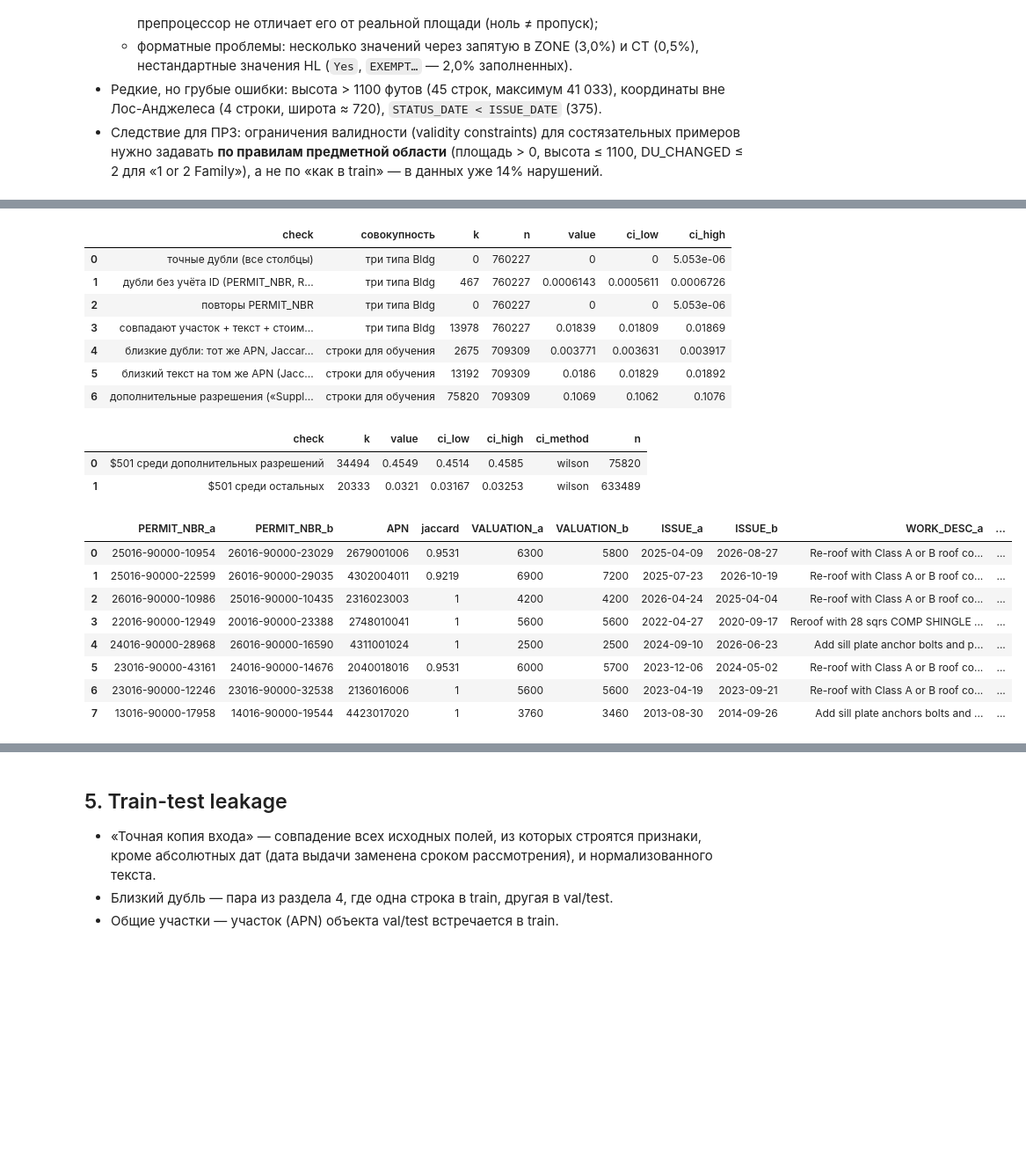
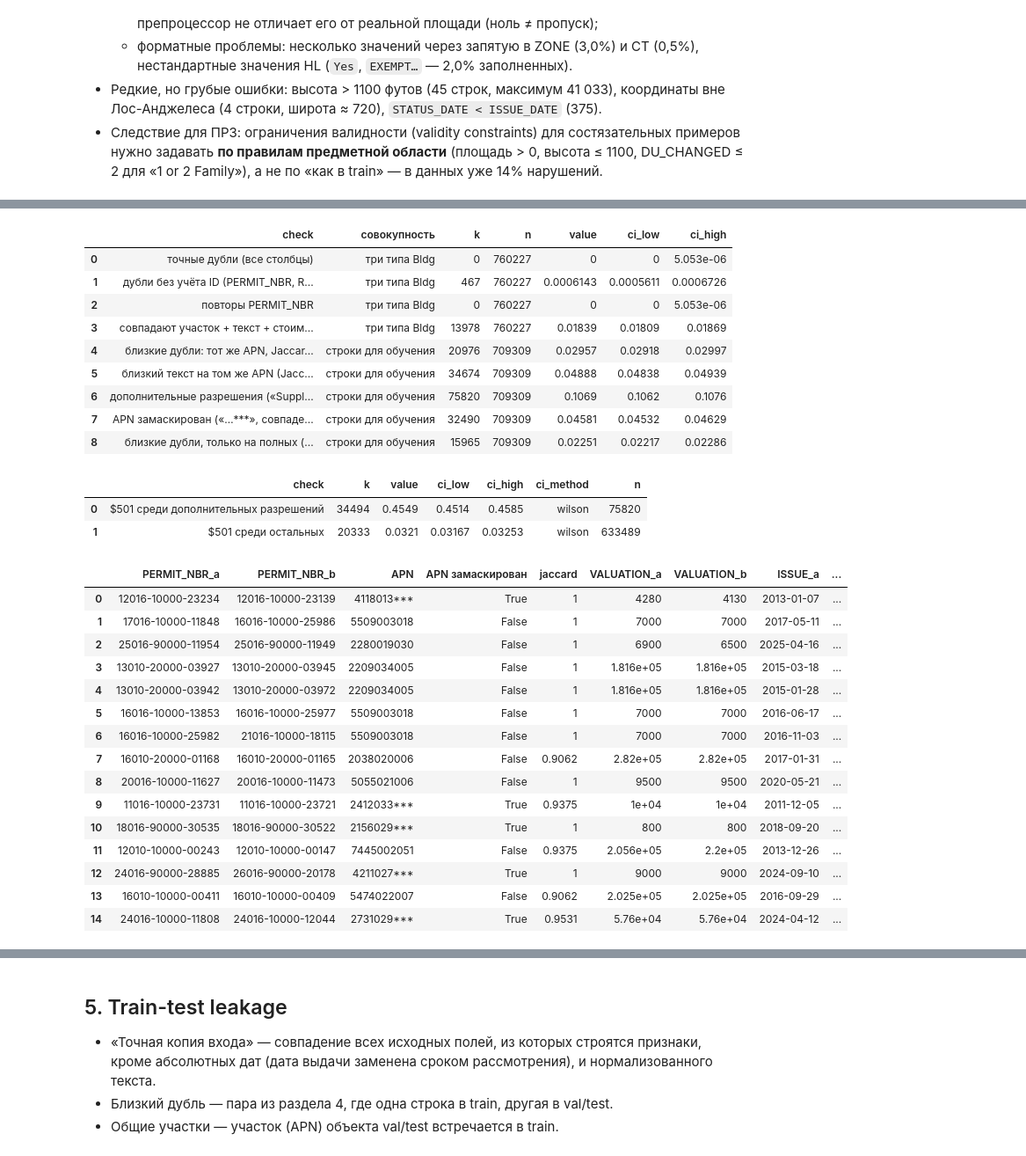
Before and after one commit to DeaDog911/ai-security, a Jupyter notebook: notebooks/pr1_data_quality.ipynb, the cells around one changed output, grey strips where cells are left out. Shown at 88% size. Cells and saved outputs as stored; diff of their text form; code cells hidden in the pictures; blank space fills up the shorter version.

Commit message:
ПР1: результаты после исправлений по ревью (дубли 2,96%, leakage, сдвиг, метки), ноутбук переисполнен и сверен с CSV
Co-Authored-By: Claude Opus 5.5 <noreply@anthropic.com>

```diff
--- a/notebooks/pr1_data_quality.ipynb
+++ b/notebooks/pr1_data_quality.ipynb
@@ -217,28 +219,37 @@ img("validity")
 # %%
 show("uniqueness", cols=["check", "совокупность", "k", "n", "value", "ci_low", "ci_high"]);
 show("uniqueness_supplemental_501");
-show("uniqueness_near_dup_examples", n=8);
+show("uniqueness_near_dup_examples");
 # %% [output]
 |  | check | совокупность | k | n | value | ci_low | ci_high |
 | 0 | точные дубли (все столбцы) | три типа Bldg | 0 | 760227 | 0 | 0 | 5.053e-06 |
 | 1 | дубли без учёта ID (PERMIT_NBR, R... | три типа Bldg | 467 | 760227 | 0.0006143 | 0.0005611 | 0.0006726 |
 | 2 | повторы PERMIT_NBR | три типа Bldg | 0 | 760227 | 0 | 0 | 5.053e-06 |
 | 3 | совпадают участок + текст + стоим... | три типа Bldg | 13978 | 760227 | 0.01839 | 0.01809 | 0.01869 |
-| 4 | близкие дубли: тот же APN, Jaccar... | строки для обучения | 2675 | 709309 | 0.003771 | 0.003631 | 0.003917 |
-| 5 | близкий текст на том же APN (Jacc... | строки для обучения | 13192 | 709309 | 0.0186 | 0.01829 | 0.01892 |
+| 4 | близкие дубли: тот же APN, Jaccar... | строки для обучения | 20976 | 709309 | 0.02957 | 0.02918 | 0.02997 |
+| 5 | близкий текст на том же APN (Jacc... | строки для обучения | 34674 | 709309 | 0.04888 | 0.04838 | 0.04939 |
 | 6 | дополнительные разрешения («Suppl... | строки для обучения | 75820 | 709309 | 0.1069 | 0.1062 | 0.1076 |
+| 7 | APN замаскирован («…***», совпаде... | строки для обучения | 32490 | 709309 | 0.04581 | 0.04532 | 0.04629 |
+| 8 | близкие дубли, только на полных (... | строки для обучения | 15965 | 709309 | 0.02251 | 0.02217 | 0.02286 |
 |  | check | k | value | ci_low | ci_high | ci_method | n |
 | 0 | $501 среди дополнительных разрешений | 34494 | 0.4549 | 0.4514 | 0.4585 | wilson | 75820 |
 | 1 | $501 среди остальных | 20333 | 0.0321 | 0.03167 | 0.03253 | wilson | 633489 |
-|  | PERMIT_NBR_a | PERMIT_NBR_b | APN | jaccard | VALUATION_a | VALUATION_b | ISSUE_a | ISSUE_b | WORK_DESC_a | ... |
-| 0 | 25016-90000-10954 | 26016-90000-23029 | 2679001006 | 0.9531 | 6300 | 5800 | 2025-04-09 | 2026-08-27 | Re-roof with Class A or B roof co... | ... |
-| 1 | 25016-90000-22599 | 26016-90000-29035 | 4302004011 | 0.9219 | 6900 | 7200 | 2025-07-23 | 2026-10-19 | Re-roof with Class A or B roof co... | ... |
-| 2 | 26016-90000-10986 | 25016-90000-10435 | 2316023003 | 1 | 4200 | 4200 | 2026-04-24 | 2025-04-04 | Re-roof with Class A or B roof co... | ... |
-| 3 | 22016-90000-12949 | 20016-90000-23388 | 2748010041 | 1 | 5600 | 5600 | 2022-04-27 | 2020-09-17 | Reroof with 28 sqrs COMP SHINGLE ... | ... |
-| 4 | 24016-90000-28968 | 26016-90000-16590 | 4311001024 | 1 | 2500 | 2500 | 2024-09-10 | 2026-06-23 | Add sill plate anchor bolts and p... | ... |
-| 5 | 23016-90000-43161 | 24016-90000-14676 | 2040018016 | 0.9531 | 6000 | 5700 | 2023-12-06 | 2024-05-02 | Re-roof with Class A or B roof co... | ... |
-| 6 | 23016-90000-12246 | 23016-90000-32538 | 2136016006 | 1 | 5600 | 5600 | 2023-04-19 | 2023-09-21 | Re-roof with Class A or B roof co... | ... |
-| 7 | 13016-90000-17958 | 14016-90000-19544 | 4423017020 | 1 | 3760 | 3460 | 2013-08-30 | 2014-09-26 | Add sill plate anchors bolts and ... | ... |
+|  | PERMIT_NBR_a | PERMIT_NBR_b | APN | APN замаскирован | jaccard | VALUATION_a | VALUATION_b | ISSUE_a | ... |
+| 0 | 12016-10000-23234 | 12016-10000-23139 | 4118013*** | True | 1 | 4280 | 4130 | 2013-01-07 | ... |
+| 1 | 17016-10000-11848 | 16016-10000-25986 | 5509003018 | False | 1 | 7000 | 7000 | 2017-05-11 | ... |
+| 2 | 25016-90000-11954 | 25016-90000-11949 | 2280019030 | False | 1 | 6900 | 6500 | 2025-04-16 | ... |
+| 3 | 13010-20000-03927 | 13010-20000-03945 | 2209034005 | False | 1 | 1.816e+05 | 1.816e+05 | 2015-03-18 | ... |
+| 4 | 13010-20000-03942 | 13010-20000-03972 | 2209034005 | False | 1 | 1.816e+05 | 1.816e+05 | 2015-01-28 | ... |
+| 5 | 16016-10000-13853 | 16016-10000-25977 | 5509003018 | False | 1 | 7000 | 7000 | 2016-06-17 | ... |
+| 6 | 16016-10000-25982 | 21016-10000-18115 | 5509003018 | False | 1 | 7000 | 7000 | 2016-11-03 | ... |
+| 7 | 16010-20000-01168 | 16010-20000-01165 | 2038020006 | False | 0.9062 | 2.82e+05 | 2.82e+05 | 2017-01-31 | ... |
+| 8 | 20016-10000-11627 | 20016-10000-11473 | 5055021006 | False | 1 | 9500 | 9500 | 2020-05-21 | ... |
+| 9 | 11016-10000-23731 | 11016-10000-23721 | 2412033*** | True | 0.9375 | 1e+04 | 1e+04 | 2011-12-05 | ... |
+| 10 | 18016-90000-30535 | 18016-90000-30522 | 2156029*** | True | 1 | 800 | 800 | 2018-09-20 | ... |
+| 11 | 12010-10000-00243 | 12010-10000-00147 | 7445002051 | False | 0.9375 | 2.056e+05 | 2.2e+05 | 2013-12-26 | ... |
+| 12 | 24016-90000-28885 | 26016-90000-20178 | 4211027*** | True | 1 | 9000 | 9000 | 2024-09-10 | ... |
+| 13 | 16010-10000-00411 | 16010-10000-00409 | 5474022007 | False | 0.9062 | 2.025e+05 | 2.025e+05 | 2016-09-29 | ... |
+| 14 | 24016-10000-11808 | 24016-10000-12044 | 2731029*** | True | 0.9531 | 5.76e+04 | 5.76e+04 | 2024-04-12 | ... |
 # %% [markdown]
 **Интерпретация.**
 * Точных дублей нет (PERMIT_NBR уникален); **дублей без ID — 0,061%** (467 строк в рабочей совокупности; удалены до разбиения).
```
Also changed, not shown: parts of 14 cells of this notebook, 18 other files.
